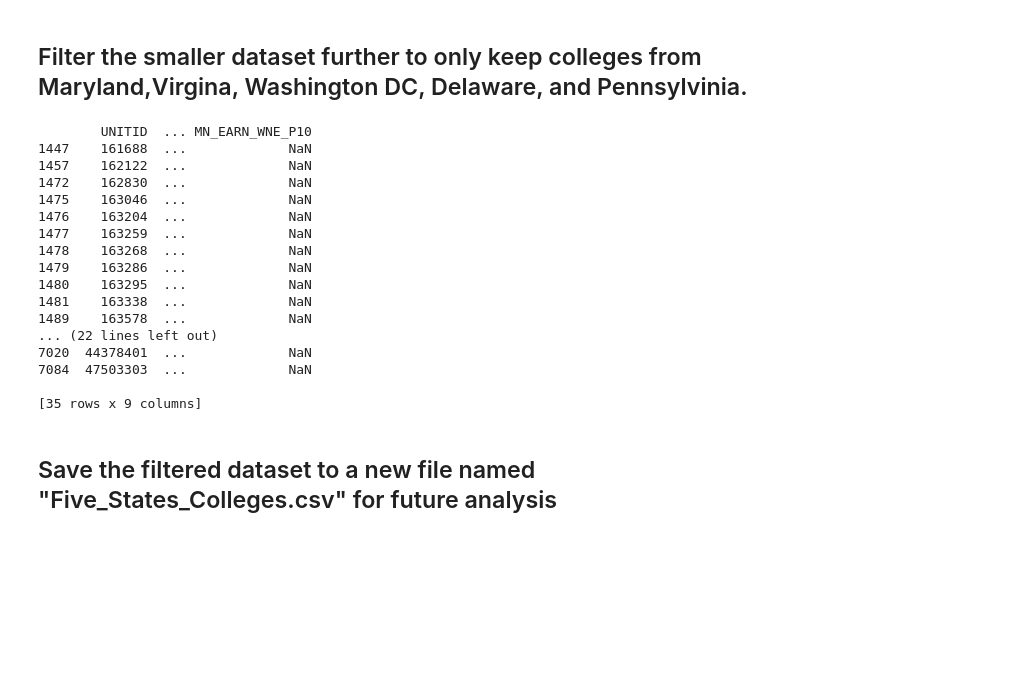
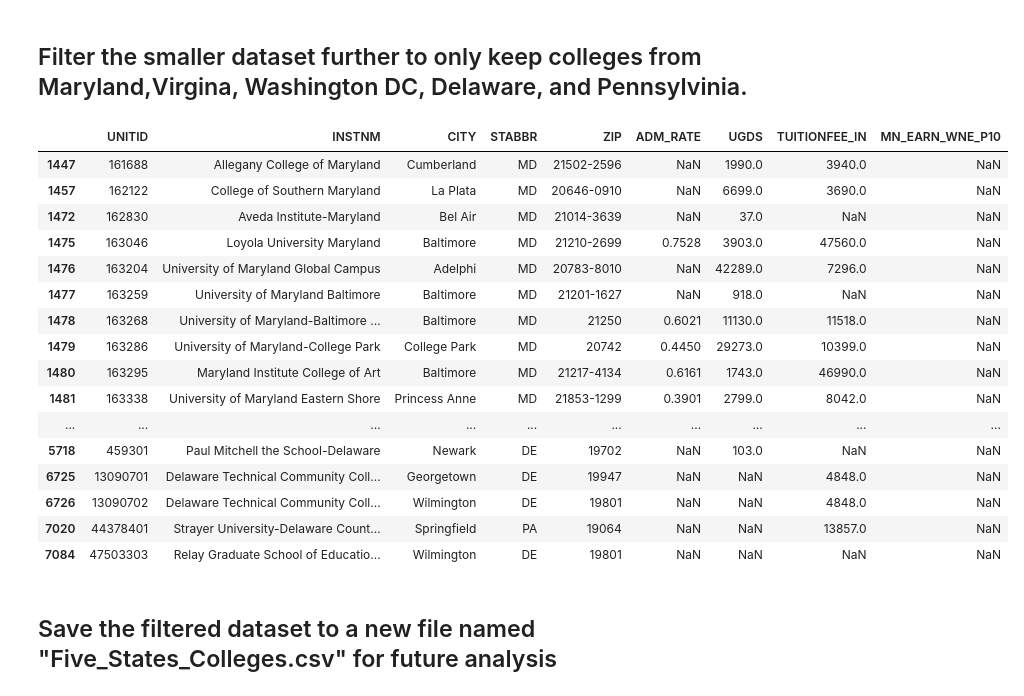
Before and after one commit to SushanthikPoreddy/data690_sushanthik, a Jupyter notebook: assignment_05/assignment_05.ipynb, the cells around one changed output. Saved outputs shown, nothing was run; the diff lists cells and outputs as text; code cells hidden in the pictures; blank space fills up the shorter version.

```diff
--- a/assignment_05/assignment_05.ipynb
+++ b/assignment_05/assignment_05.ipynb
@@ -224,32 +213,32 @@ avg_tution
 # %%
 df4 = pd.DataFrame()
 x = df2.loc[df2["INSTNM"].str.contains('Maryland')]
 y = df2.loc[df2["INSTNM"].str.contains('Washington DC')]
 z = df2.loc[df2["INSTNM"].str.contains('Delaware')]
 w = df2.loc[df2["INSTNM"].str.contains('Pennsylvinia')]
 a = df4.append(x)
 b = a.append(y)
 c = b.append(z)
 df4 = c.append(w)
-print(df4)
+df4
 # %% [output]
-        UNITID  ... MN_EARN_WNE_P10
-1447    161688  ...             NaN
-1457    162122  ...             NaN
-1472    162830  ...             NaN
-1475    163046  ...             NaN
-1476    163204  ...             NaN
-1477    163259  ...             NaN
-1478    163268  ...             NaN
-1479    163286  ...             NaN
-1480    163295  ...             NaN
-1481    163338  ...             NaN
-1489    163578  ...             NaN
-... (22 lines left out)
-7020  44378401  ...             NaN
-7084  47503303  ...             NaN
-
-[35 rows x 9 columns]
+|  | UNITID | INSTNM | CITY | STABBR | ZIP | ADM_RATE | UGDS | TUITIONFEE_IN | MN_EARN_WNE_P10 |
+| 1447 | 161688 | Allegany College of Maryland | Cumberland | MD | 21502-2596 | NaN | 1990.0 | 3940.0 | NaN |
+| 1457 | 162122 | College of Southern Maryland | La Plata | MD | 20646-0910 | NaN | 6699.0 | 3690.0 | NaN |
+| 1472 | 162830 | Aveda Institute-Maryland | Bel Air | MD | 21014-3639 | NaN | 37.0 | NaN | NaN |
+| 1475 | 163046 | Loyola University Maryland | Baltimore | MD | 21210-2699 | 0.7528 | 3903.0 | 47560.0 | NaN |
+| 1476 | 163204 | University of Maryland Global Campus | Adelphi | MD | 20783-8010 | NaN | 42289.0 | 7296.0 | NaN |
+| 1477 | 163259 | University of Maryland Baltimore | Baltimore | MD | 21201-1627 | NaN | 918.0 | NaN | NaN |
+| 1478 | 163268 | University of Maryland-Baltimore ... | Baltimore | MD | 21250 | 0.6021 | 11130.0 | 11518.0 | NaN |
+| 1479 | 163286 | University of Maryland-College Park | College Park | MD | 20742 | 0.4450 | 29273.0 | 10399.0 | NaN |
+| 1480 | 163295 | Maryland Institute College of Art | Baltimore | MD | 21217-4134 | 0.6161 | 1743.0 | 46990.0 | NaN |
+| 1481 | 163338 | University of Maryland Eastern Shore | Princess Anne | MD | 21853-1299 | 0.3901 | 2799.0 | 8042.0 | NaN |
+| ... | ... | ... | ... | ... | ... | ... | ... | ... | ... |
+| 5718 | 459301 | Paul Mitchell the School-Delaware | Newark | DE | 19702 | NaN | 103.0 | NaN | NaN |
+| 6725 | 13090701 | Delaware Technical Community Coll... | Georgetown | DE | 19947 | NaN | NaN | 4848.0 | NaN |
+| 6726 | 13090702 | Delaware Technical Community Coll... | Wilmington | DE | 19801 | NaN | NaN | 4848.0 | NaN |
+| 7020 | 44378401 | Strayer University-Delaware Count... | Springfield | PA | 19064 | NaN | NaN | 13857.0 | NaN |
+| 7084 | 47503303 | Relay Graduate School of Educatio... | Wilmington | DE | 19801 | NaN | NaN | NaN | NaN |
 # %% [markdown]
 ## Save the filtered dataset to a new file named "Five_States_Colleges.csv" for future analysis
 # %%
```
Also changed, not shown: parts of 7 cells of this notebook.
